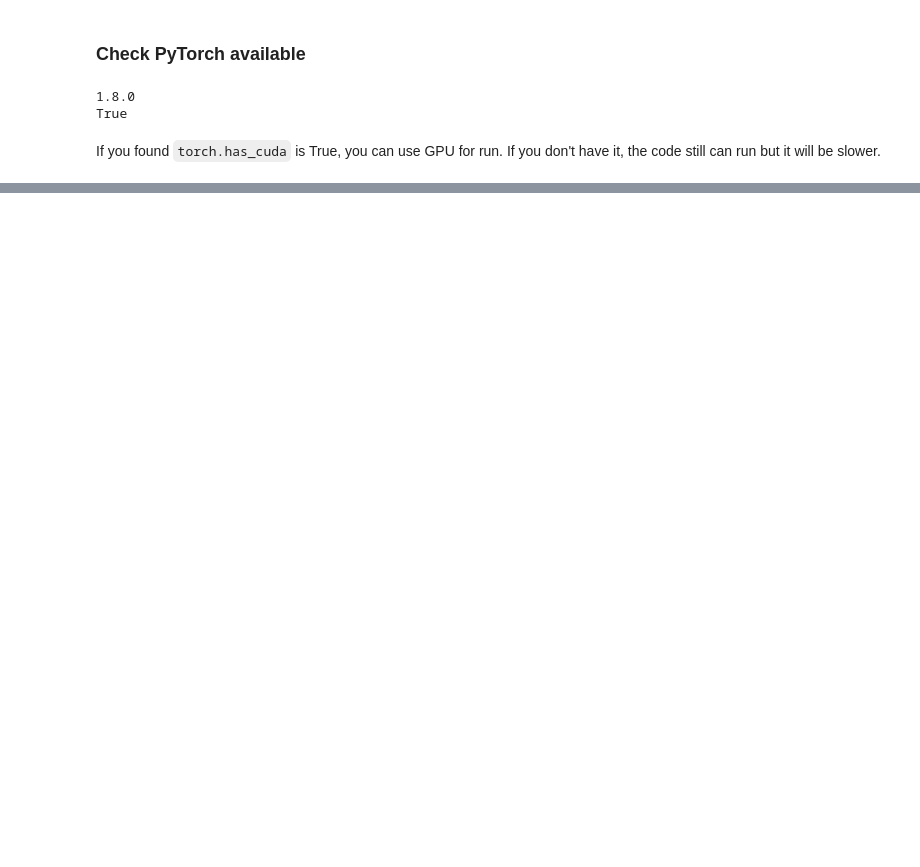
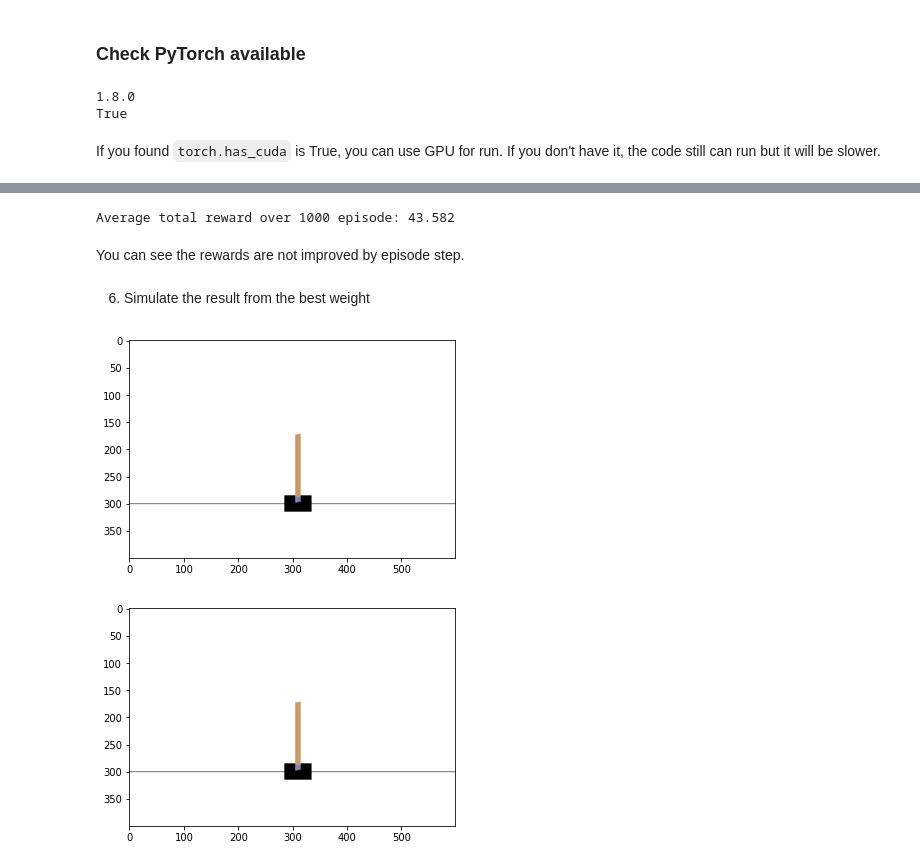
Before and after one commit to Alisa-Kunapinun/Deep-Reinforcement-learning-lab, a Jupyter notebook: 01-Intro_RL_Setup/01-Introduction_to_DeepRL.ipynb, the cells around one changed output, grey strips where cells are left out. Cells and saved outputs as stored; diff of their text form; code cells hidden in the pictures; blank space fills up the shorter version.

```diff
--- a/01-Intro_RL_Setup/01-Introduction_to_DeepRL.ipynb
+++ b/01-Intro_RL_Setup/01-Introduction_to_DeepRL.ipynb
@@ -358,0 +454,18 @@ If you found <code>torch.has_cuda</code> is True, you can use GPU for run. If yo
+# %%
+# Initialize
+best_total_reward = 0
+best_weight = None
+total_rewards = []
+# Set number of episode
+n_episode = 1000
+for episode in range(n_episode):
+    weight = torch.rand(n_state[0], n_action)
+    # Run 1 episode to get total_reward (not show simulator)
+    total_reward = run_episode(env, weight, False)
+    print('Episode {}: {}'.format(episode+1, total_reward))
+    # find the best weight from best reward
+    if total_reward > best_total_reward:
+        best_weight = weight
+        best_total_reward =  total_reward
+    # keep all total_rewards
+    total_rewards.append(total_reward)
@@ -358,0 +490,15 @@ If you found <code>torch.has_cuda</code> is True, you can use GPU for run. If yo
+# %%
+print('Average total reward over {} episode: {}'.format(
+           n_episode, sum(total_rewards) / n_episode))
+# %% [output]
+Average total reward over 1000 episode: 43.582
+# %% [markdown]
+You can see the rewards are not improved by episode step.
+# %% [markdown]
+6. Simulate the result from the best weight
+# %%
+# Run 1 episode to get total_reward (Show simulator)
+total_reward = run_episode(env, best_weight, True)
+# %% [output]
+[figure, added]
+[figure, added]
```
Also changed, not shown: parts of 17 cells of this notebook.
